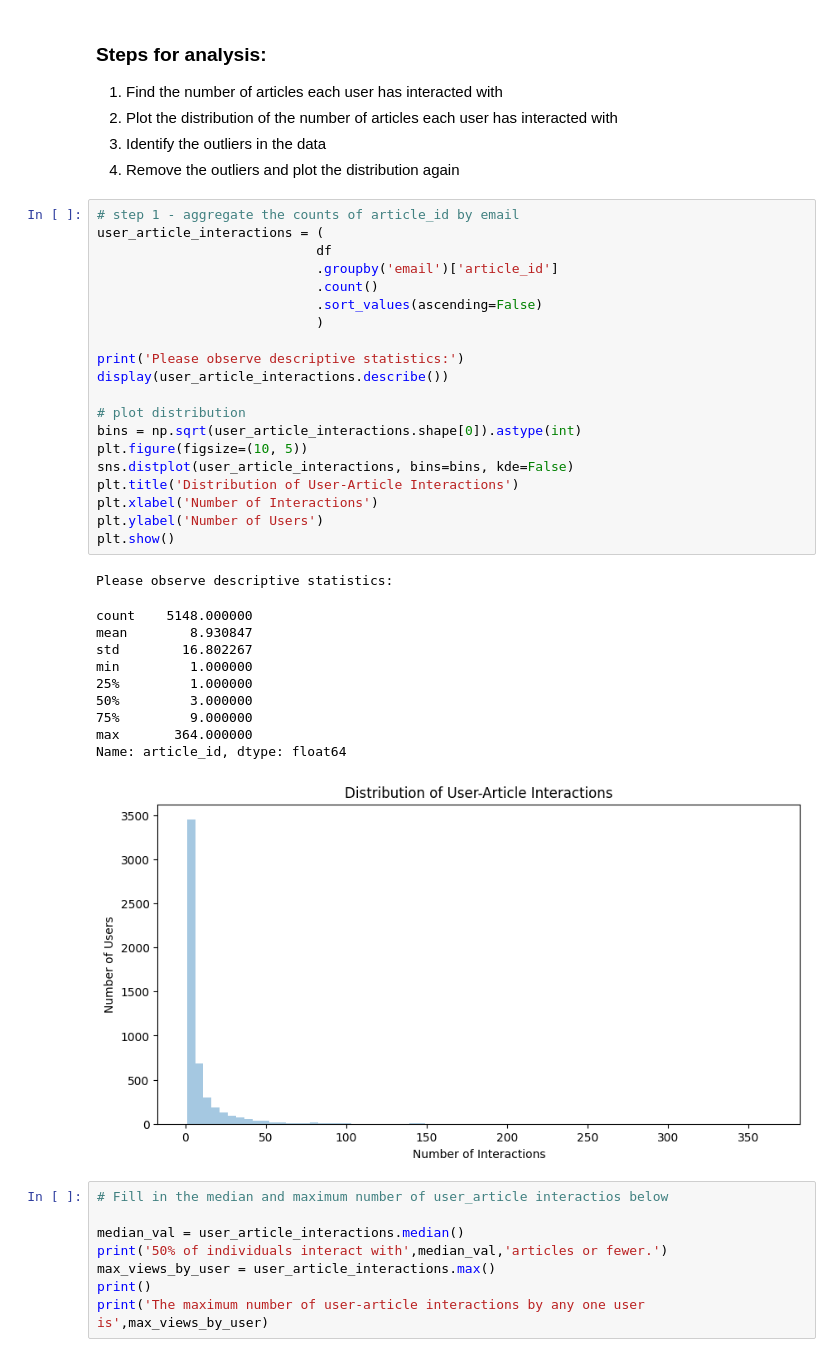
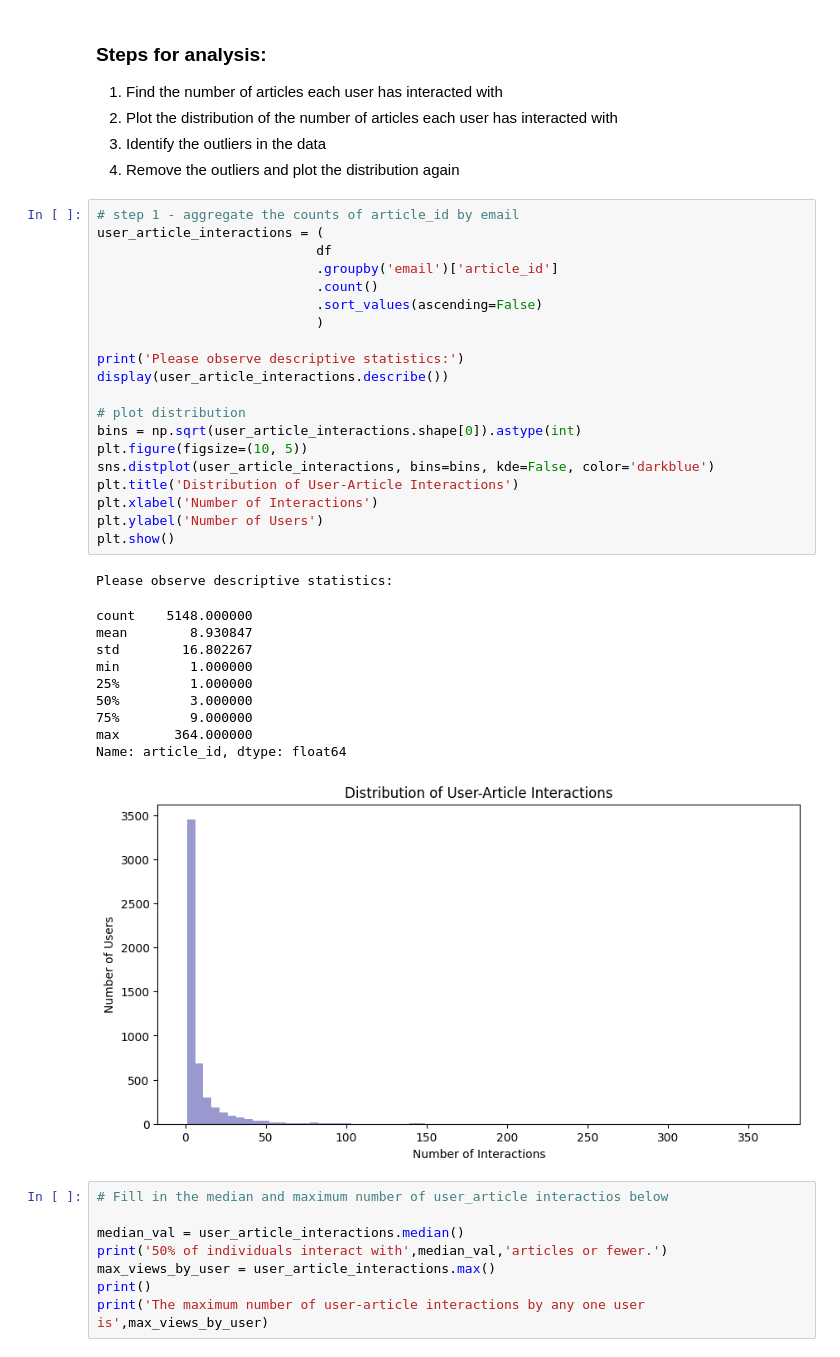
Before and after one commit to DanHerman212/recommendation_engine, a Jupyter notebook: project/Recommendations_with_IBM.ipynb, the cells around one changed output. Cells and saved outputs as stored; diff of their text form.

```diff
--- a/project/Recommendations_with_IBM.ipynb
+++ b/project/Recommendations_with_IBM.ipynb
@@ -78,35 +78,35 @@ Use the dictionary and cells below to provide some insight into the descriptive
 # %%
 # step 1 - aggregate the counts of article_id by email
 user_article_interactions = (
                             df
                             .groupby('email')['article_id']
                             .count()
                             .sort_values(ascending=False)
                             )
 
 print('Please observe descriptive statistics:')
 display(user_article_interactions.describe())
 
 # plot distribution
 bins = np.sqrt(user_article_interactions.shape[0]).astype(int)
 plt.figure(figsize=(10, 5))
-sns.distplot(user_article_interactions, bins=bins, kde=False)
+sns.distplot(user_article_interactions, bins=bins, kde=False, color='darkblue')
 plt.title('Distribution of User-Article Interactions')
 plt.xlabel('Number of Interactions')
 plt.ylabel('Number of Users')
 plt.show()
 # %% [output]
 Please observe descriptive statistics:
 count    5148.000000
 mean        8.930847
 std        16.802267
 min         1.000000
 25%         1.000000
 50%         3.000000
 75%         9.000000
 max       364.000000
 Name: article_id, dtype: float64
-[figure, old version]
+[figure, new version]
 # %%
 # Fill in the median and maximum number of user_article interactios below
 
```
Also changed, not shown: parts of 21 cells of this notebook.
